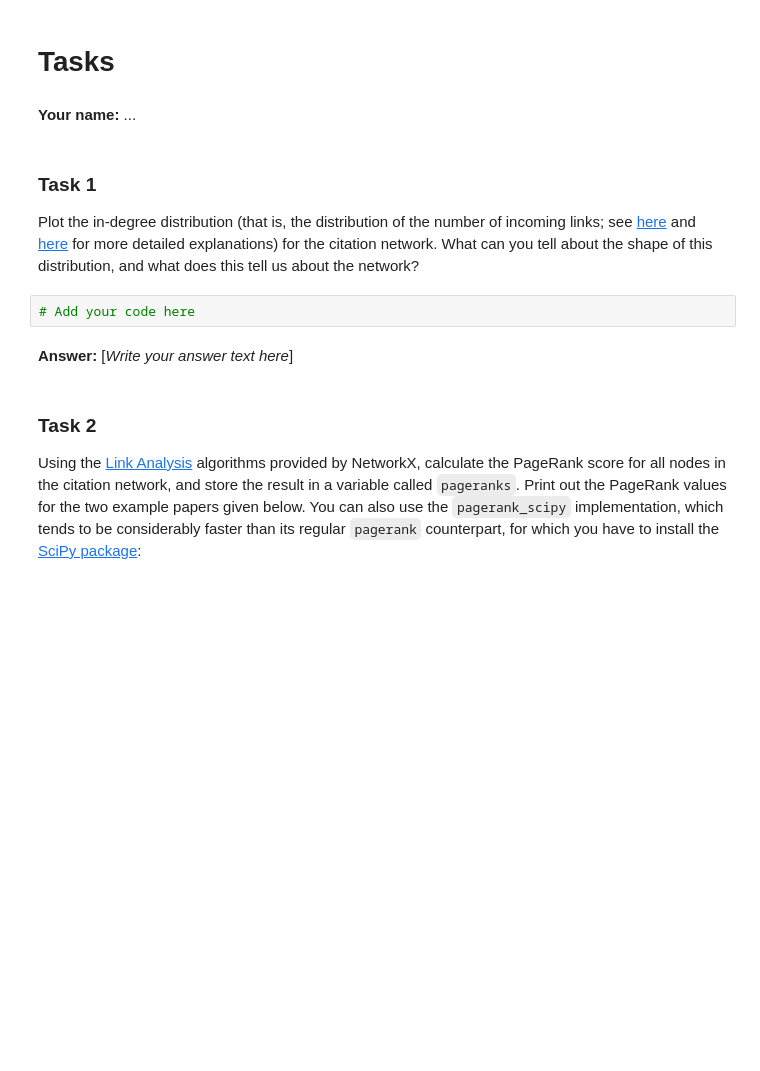
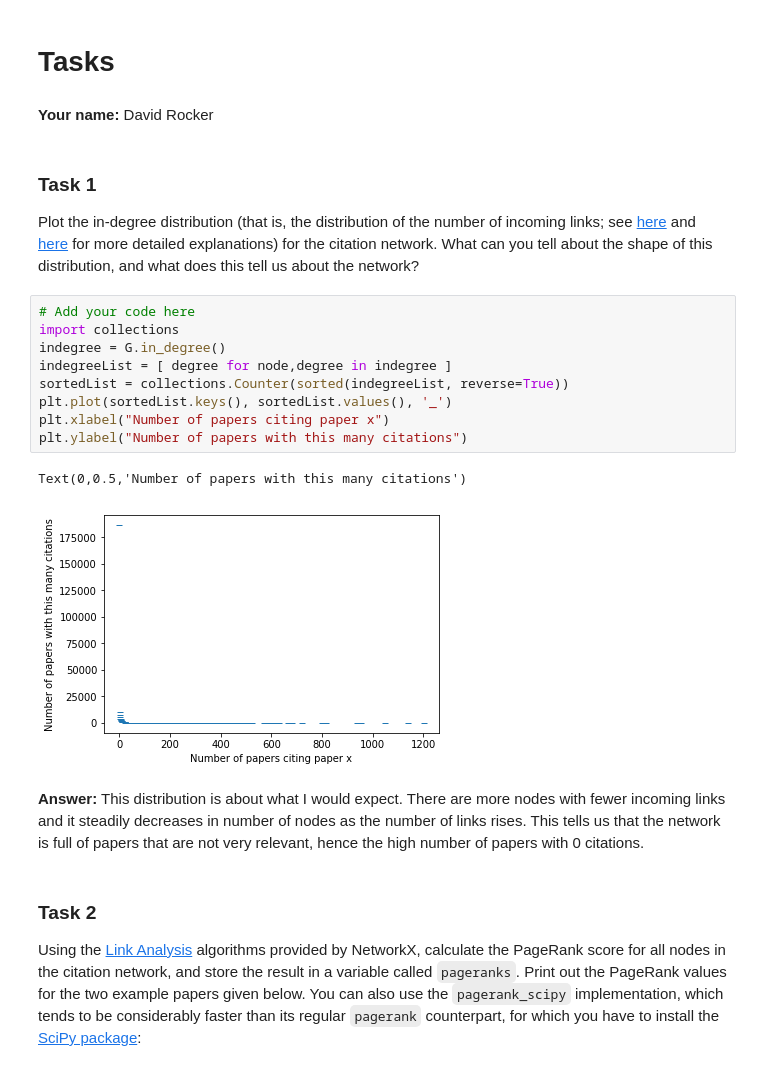
Before and after one commit to rockaflacka47/Information-Retrieval, a Jupyter notebook: IR2018-master/05_analysis.ipynb, the cells around one changed output. Saved outputs shown, nothing was run; the diff lists cells and outputs as text; blank space fills up the shorter version.

```diff
--- a/IR2018-master/05_analysis.ipynb
+++ b/IR2018-master/05_analysis.ipynb
@@ -374,15 +374,25 @@ Now we are ready to use this package for our tasks.
 # %% [markdown]
 # Tasks
 # %% [markdown]
-**Your name:** ...
+**Your name:** David Rocker
 # %% [markdown]
 ### Task 1
 
 Plot the in-degree distribution (that is, the distribution of the number of incoming links; see [here](https://en.wikipedia.org/wiki/Degree_distribution) and [here](http://mathinsight.org/degree_distribution) for more detailed explanations) for the citation network. What can you tell about the shape of this distribution, and what does this tell us about the network?
-# %%
-# Add your code here
-# %% [markdown]
-**Answer:** [_Write your answer text here_]
+# %%
+# Add your code here
+import collections
+indegree = G.in_degree()
+indegreeList = [ degree for node,degree in indegree ]
+sortedList = collections.Counter(sorted(indegreeList, reverse=True))
+plt.plot(sortedList.keys(), sortedList.values(), '_')
+plt.xlabel("Number of papers citing paper x")
+plt.ylabel("Number of papers with this many citations")
+# %% [output]
+Text(0,0.5,'Number of papers with this many citations')
+[figure, added]
+# %% [markdown]
+**Answer:** This distribution is about what I would expect. There are more nodes with fewer incoming links and it steadily decreases in number of nodes as the number of links rises. This tells us that the network is full of papers that are not very relevant, hence the high number of papers with 0 citations.
 # %% [markdown]
 ### Task 2
 
```
Also changed, not shown: parts of 15 cells of this notebook, 1 other file.
